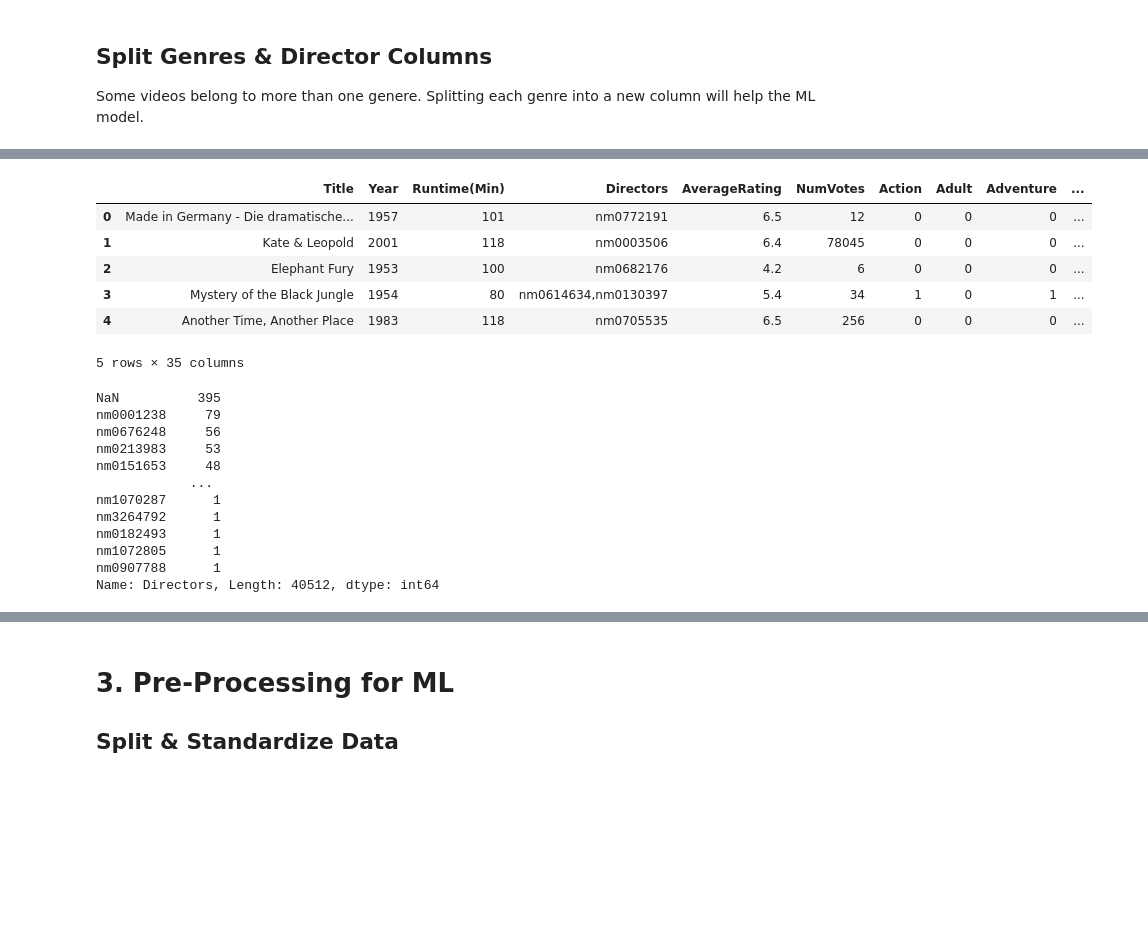
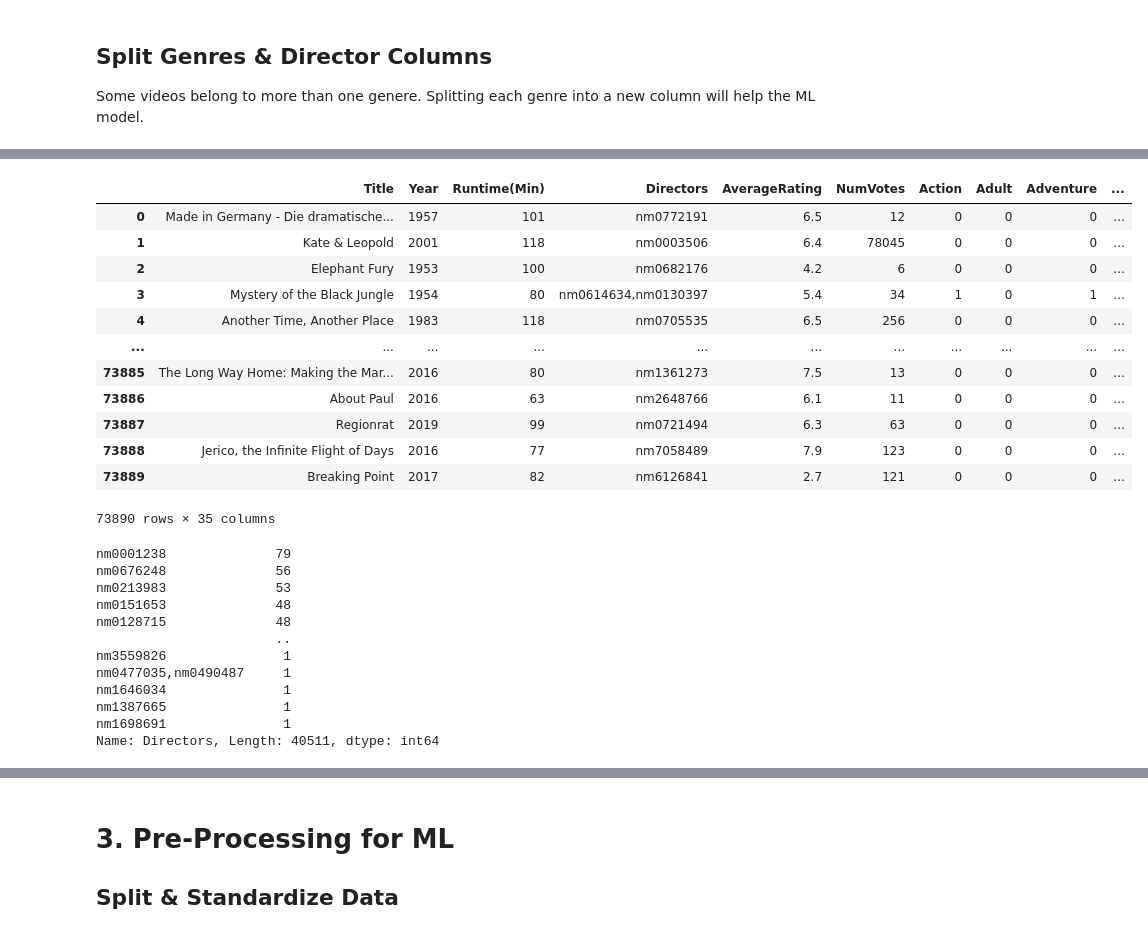
Before and after one commit to hemsmalli5/test, a Jupyter notebook: Project_Master.ipynb, the cells around one changed output, grey strips where cells are left out. Cells and saved outputs as stored; diff of their text form; code cells hidden in the pictures; blank space fills up the shorter version.

```diff
--- a/Project_Master.ipynb
+++ b/Project_Master.ipynb
@@ -208,13 +243,21 @@ Name: startYear, Length: 71, dtype: int64
 # %%
 # Replace 1700 with Nan
 movie_data_2 = movie_data_2.replace(r'1700','NaN', regex=True)
+# %%
+# Drop all rows wih a runtime of NaN
+movie_data_2 = (movie_data_2.loc[movie_data_2['runtimeMinutes'] != "NaN"])
+
+# Convert column to int
+movie_data_2.runtimeMinutes = movie_data_2.runtimeMinutes.astype(int)
 # %%
-# Drop all rows wih a runtime of NaN
-movie_data_2 = (movie_data_2.loc[movie_data_2['runtimeMinutes'] != "NaN"])
+# Drop all rows wih a director of NaN
+movie_data_2 = (movie_data_2.loc[movie_data_2['directors'] != "NaN"])
 # %%
 # Drop unneeded columns
-movie_data_2 = movie_data_2.drop(columns=['title', 'region', 'types', 'tconst', 'titleType', 'originalTitle', 'isAdult','endYear', 'writers','ordering', 'language', 'attributes', 'isOriginalTitle'])
-movie_data_2.head()
+movie_data_2 = movie_data_2.drop(columns=['title', 'region', 'types', 'tconst', 'titleType', 'originalTitle',
+                                          'isAdult','endYear', 'writers','ordering', 'language', 'attributes',
+                                          'isOriginalTitle'])
+movie_data_2
 # %% [output]
 |  | primaryTitle | startYear | runtimeMinutes | genres | directors | averageRating | numVotes |
 | 11757 | Made in Germany - Die dramatische... | 1957 | 101 | Biography,Drama | nm0772191 | 6.5 | 12 |
@@ -227,7 +277,10 @@ movie_data_2.head()
 movie_data_2 = movie_data_2.reset_index(drop=True)
 # %%
 # Rename columns
-movie_data_2 = movie_data_2.rename(columns = {"primaryTitle":"Title", "startYear":"Year", "runtimeMinutes":"Runtime(Min)", "genres":"Genres", "directors":"Directors", "averageRating":"AverageRating", "numVotes":"NumVotes"})
+movie_data_2 = movie_data_2.rename(columns = {"primaryTitle":"Title", "startYear":"Year",
+                                              "runtimeMinutes":"Runtime(Min)", "genres":"Genres",
+                                              "directors":"Directors", "averageRating":"AverageRating",
+                                              "numVotes":"NumVotes"})
 movie_data_2
 # %% [output]
 |  | Title | Year | Runtime(Min) | Genres | Directors | AverageRating | NumVotes |
@@ -261,29 +321,35 @@ movie_data_2.head()
 # %%
 # Use MultiLabelBinarizer() to break up and encode genre list
 mlb = MultiLabelBinarizer()
 movie_data_2 = movie_data_2.join(pd.DataFrame(mlb.fit_transform(movie_data_2.pop('Genres')), columns=mlb.classes_, index=movie_data_2.index))
-movie_data_2.head()
+movie_data_2
 # %% [output]
 |  | Title | Year | Runtime(Min) | Directors | AverageRating | NumVotes | Action | Adult | Adventure | ... |
 | 0 | Made in Germany - Die dramatische... | 1957 | 101 | nm0772191 | 6.5 | 12 | 0 | 0 | 0 | ... |
 | 1 | Kate & Leopold | 2001 | 118 | nm0003506 | 6.4 | 78045 | 0 | 0 | 0 | ... |
 | 2 | Elephant Fury | 1953 | 100 | nm0682176 | 4.2 | 6 | 0 | 0 | 0 | ... |
 | 3 | Mystery of the Black Jungle | 1954 | 80 | nm0614634,nm0130397 | 5.4 | 34 | 1 | 0 | 1 | ... |
 | 4 | Another Time, Another Place | 1983 | 118 | nm0705535 | 6.5 | 256 | 0 | 0 | 0 | ... |
+| ... | ... | ... | ... | ... | ... | ... | ... | ... | ... | ... |
+| 73885 | The Long Way Home: Making the Mar... | 2016 | 80 | nm1361273 | 7.5 | 13 | 0 | 0 | 0 | ... |
+| 73886 | About Paul | 2016 | 63 | nm2648766 | 6.1 | 11 | 0 | 0 | 0 | ... |
+| 73887 | Regionrat | 2019 | 99 | nm0721494 | 6.3 | 63 | 0 | 0 | 0 | ... |
+| 73888 | Jerico, the Infinite Flight of Days | 2016 | 77 | nm7058489 | 7.9 | 123 | 0 | 0 | 0 | ... |
+| 73889 | Breaking Point | 2017 | 82 | nm6126841 | 2.7 | 121 | 0 | 0 | 0 | ... |
-5 rows × 35 columns
+73890 rows × 35 columns
 # %%
 # Inspect directors
 movie_data_2['Directors'].value_counts()
 # %% [output]
-NaN          395
-nm0001238     79
-nm0676248     56
-nm0213983     53
-nm0151653     48
-            ...
-nm1070287      1
-nm3264792      1
-nm0182493      1
-nm1072805      1
-nm0907788      1
-Name: Directors, Length: 40512, dtype: int64
+nm0001238              79
+nm0676248              56
+nm0213983              53
+nm0151653              48
+nm0128715              48
+                       ..
+nm3559826               1
+nm0477035,nm0490487     1
+nm1646034               1
+nm1387665               1
+nm1698691               1
+Name: Directors, Length: 40511, dtype: int64
```
Also changed, not shown: parts of 17 cells of this notebook.
